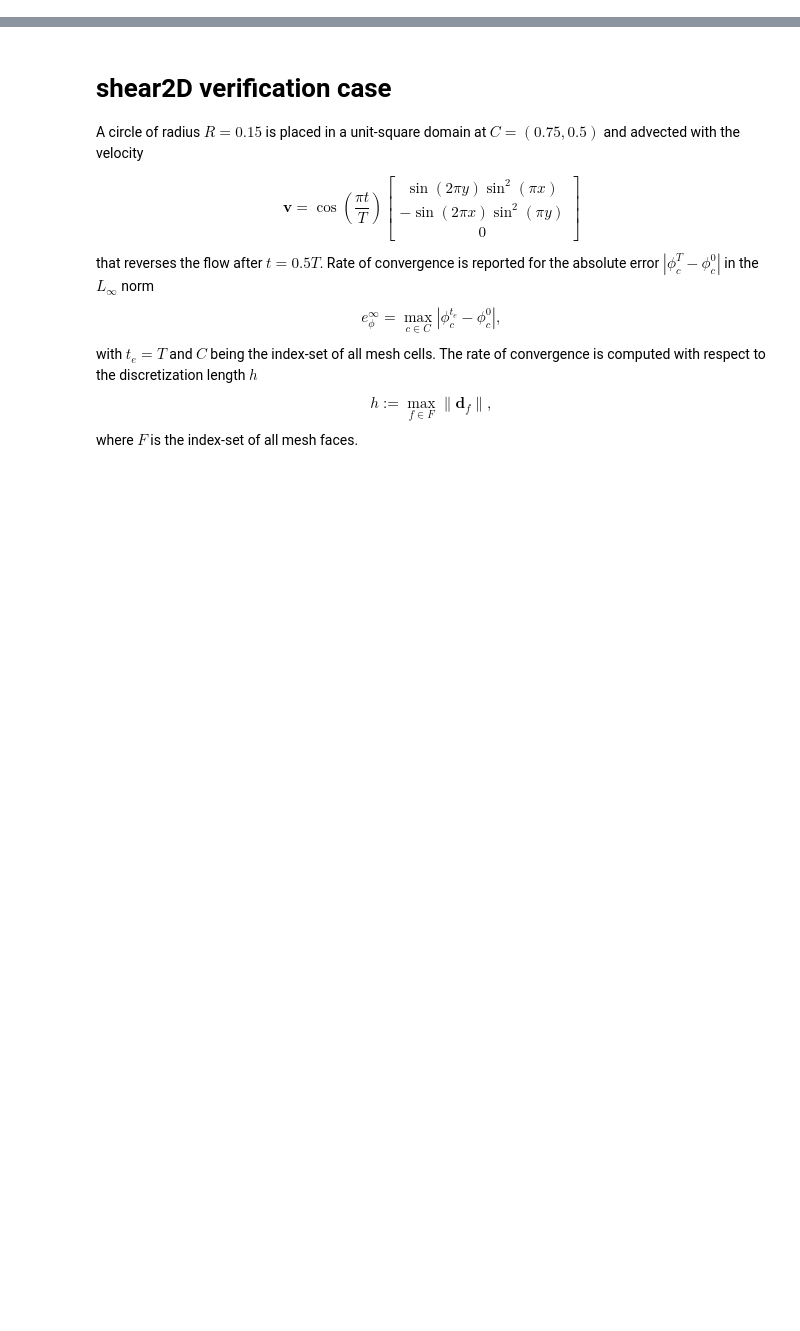
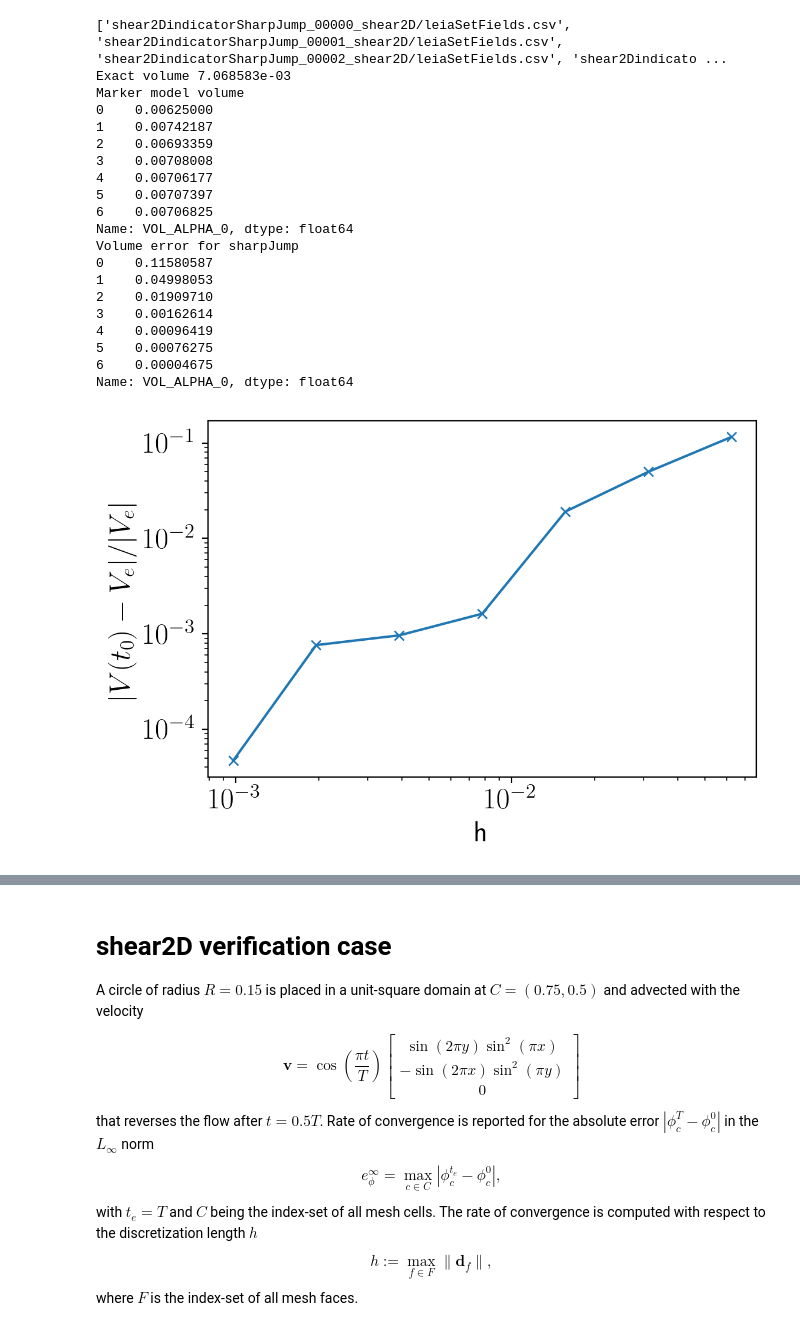
Before and after one commit to tmaric/leia, a Jupyter notebook: cases/shear2D.ipynb, the cells around one changed output, grey strips where cells are left out. Drawn from its saved outputs; the diff is of its cells as text; code cells hidden in the pictures; blank space fills up the shorter version.

```diff
--- a/cases/shear2D.ipynb
+++ b/cases/shear2D.ipynb
@@ -0,0 +31,43 @@
+# %%
+R = 0.15 # From the test case definition
+A = R**2 * pi
+h_mesh = 0.1 # From system/blockMeshDict
+V_e = A * h_mesh
+
+sharpJump_dframe = agglomerate_dframe(csv_filename="leiaSetFields.csv",
+                                      study_pattern="shear2DindicatorSharpJump",
+                                      dframe_name="sharpJump")
+
+print ("Exact volume %e" % V_e)
+print ("Marker model volume")
+print (sharpJump_dframe["VOL_ALPHA_0"])
+volume_error_sharpJump = abs(sharpJump_dframe["VOL_ALPHA_0"] - V_e) / V_e
+print ("Volume error for sharpJump")
+print (volume_error_sharpJump)
+plt.plot(sharpJump_dframe["H"], volume_error_sharpJump, '-x')
+plt.ylabel("$|V(t_0) - V_e|/|V_e|$")
+plt.xlabel("h")
+plt.loglog()
+plt.savefig("leiaLevelSetFoam-sharpJump-V0-error.pdf", bbox_inches="tight")
+# %% [output]
+['shear2DindicatorSharpJump_00000_shear2D/leiaSetFields.csv', 'shear2DindicatorSharpJump_00001_shear2D/leiaSetFields.csv', 'shear2DindicatorSharpJump_00002_shear2D/leiaSetFields.csv', 'shear2Dindicato ...
+Exact volume 7.068583e-03
+Marker model volume
+0    0.00625000
+1    0.00742187
+2    0.00693359
+3    0.00708008
+4    0.00706177
+5    0.00707397
+6    0.00706825
+Name: VOL_ALPHA_0, dtype: float64
+Volume error for sharpJump
+0    0.11580587
+1    0.04998053
+2    0.01909710
+3    0.00162614
+4    0.00096419
+5    0.00076275
+6    0.00004675
+Name: VOL_ALPHA_0, dtype: float64
+[figure, added]
```
Also changed, not shown: parts of 11 cells of this notebook, 11 other files.
